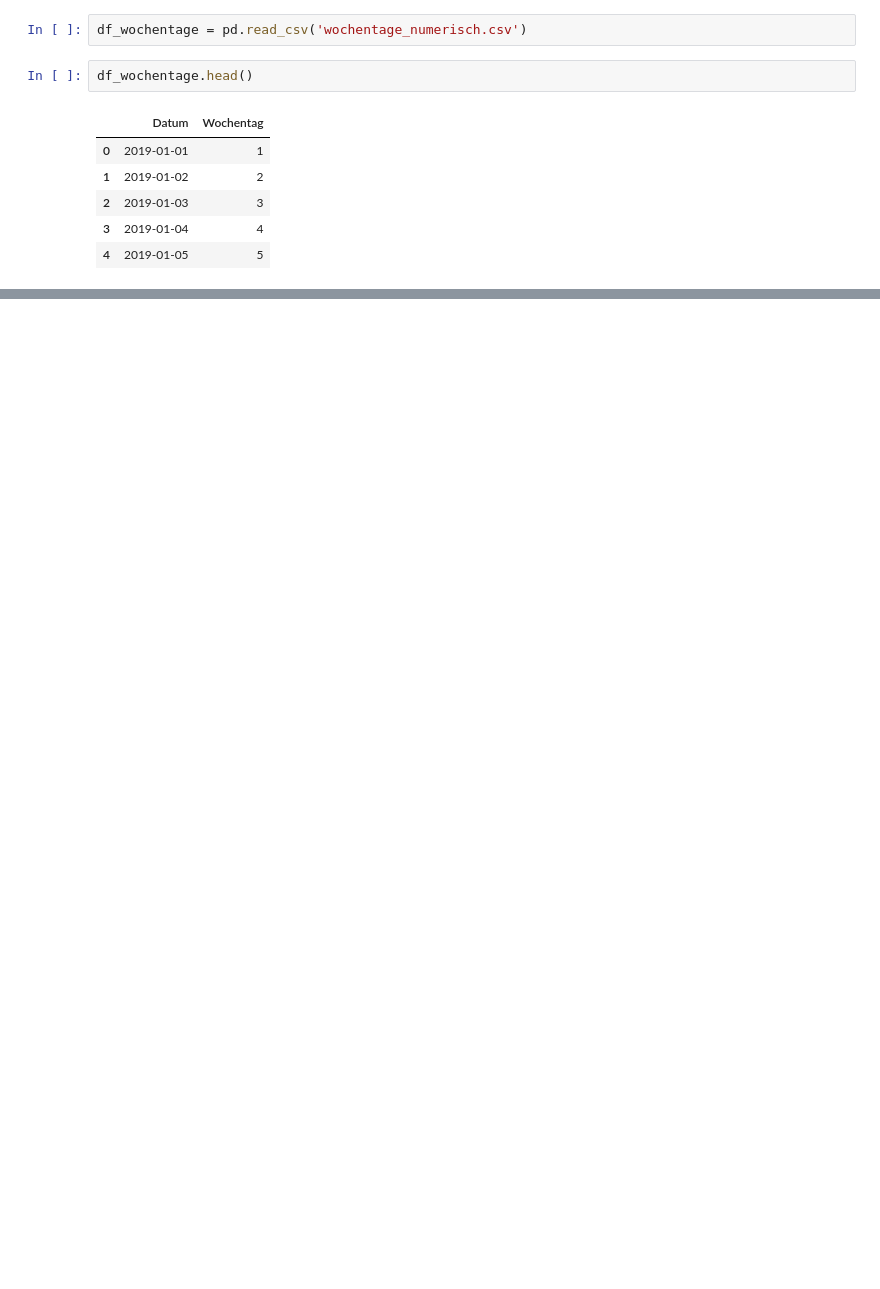
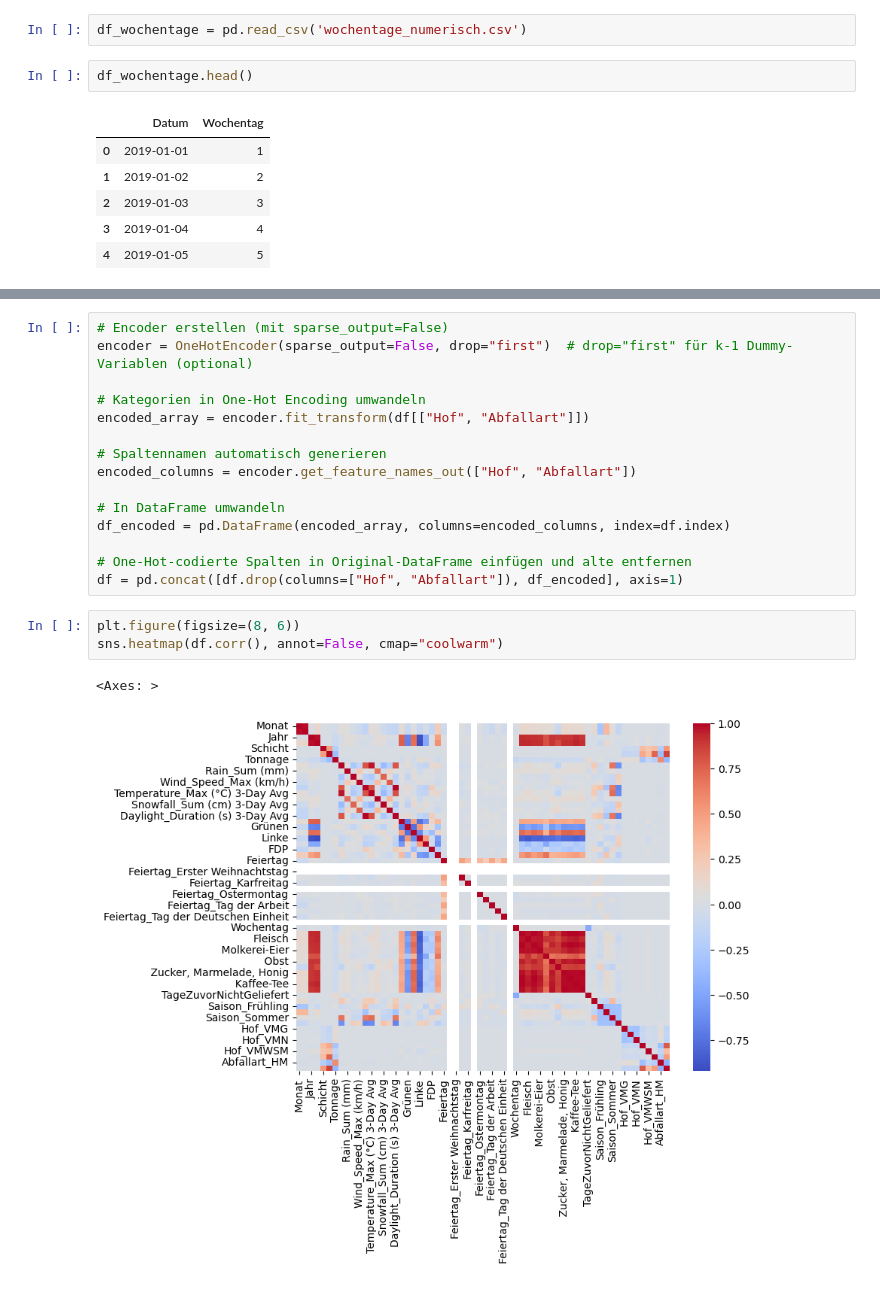
Before and after one commit to s-matthies/ai-waste-analytics, a Jupyter notebook: ProjektAWE.ipynb, the cells around one changed output, grey strips where cells are left out. Cells and saved outputs as stored; diff of their text form; blank space fills up the shorter version.

```diff
--- a/ProjektAWE.ipynb
+++ b/ProjektAWE.ipynb
@@ -156,0 +288,21 @@ df.head()
+# %%
+# Encoder erstellen (mit sparse_output=False)
+encoder = OneHotEncoder(sparse_output=False, drop="first")  # drop="first" für k-1 Dummy-Variablen (optional)
+
+# Kategorien in One-Hot Encoding umwandeln
+encoded_array = encoder.fit_transform(df[["Hof", "Abfallart"]])
+
+# Spaltennamen automatisch generieren
+encoded_columns = encoder.get_feature_names_out(["Hof", "Abfallart"])
+
+# In DataFrame umwandeln
+df_encoded = pd.DataFrame(encoded_array, columns=encoded_columns, index=df.index)
+
+# One-Hot-codierte Spalten in Original-DataFrame einfügen und alte entfernen
+df = pd.concat([df.drop(columns=["Hof", "Abfallart"]), df_encoded], axis=1)
+# %%
+plt.figure(figsize=(8, 6))
+sns.heatmap(df.corr(), annot=False, cmap="coolwarm")
+# %% [output]
+<Axes: >
+[figure, added]
```
Also changed, not shown: parts of 24 cells of this notebook.
